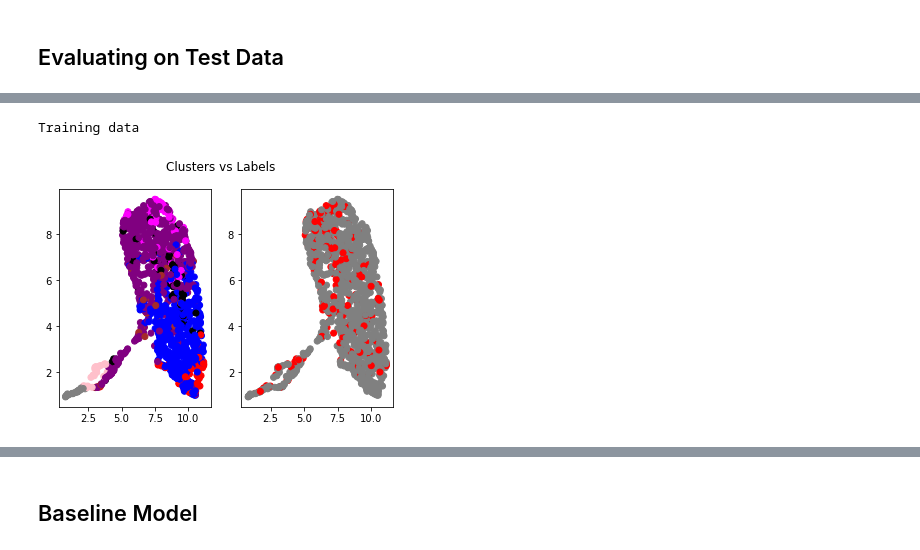
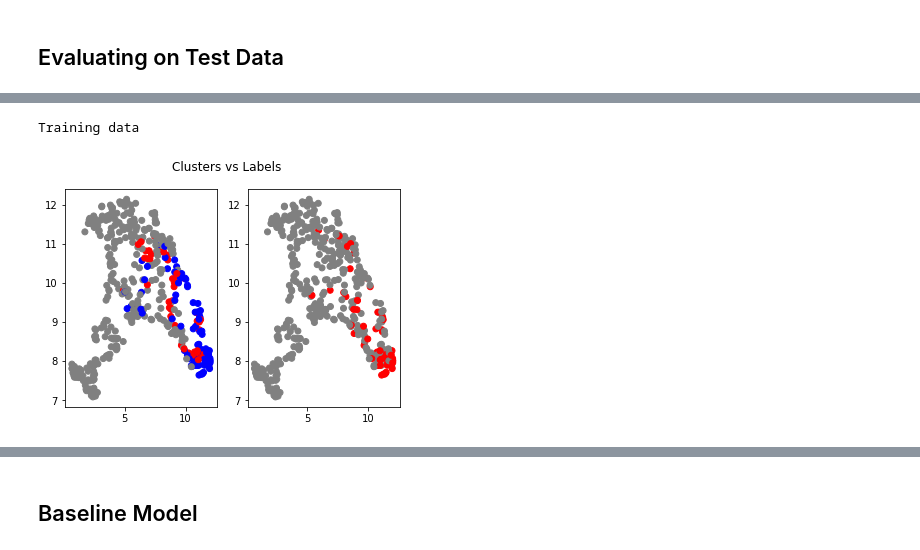
Before and after one commit to shivin9/ExpertNet, a Jupyter notebook: IDEC (CAC).ipynb, the cells around one changed output, grey strips where cells are left out. Drawn from its saved outputs; the diff is of its cells as text; code cells hidden in the pictures.

```diff
--- a/IDEC (CAC).ipynb
+++ b/IDEC (CAC).ipynb
@@ -58,6 +58,18 @@ DATASETS = ['titanic', 'magic', 'creditcard', 'adult', 'diabetes', 'respiratory'
 
 DATA_DIR = "/Users/shivin/Document/NUS/Research/Data"
 BASE_DIR = "/Users/shivin/Document/NUS/Research/cac/cac_dl/DeepCAC"
+
+
+def calculate_bound(model, B, m):
+    sum1 = 0
+    for j in range(model.n_clusters):
+        prod = 1.0
+        for param in model.classifiers[j][0].parameters():
+            prod *= torch.norm(param.view(-1))
+        sum1 += B[j]*prod
+    x = sum1/np.sqrt(model.n_clusters*m)
+    return x
+
 
 def load_mnist(path='./data/mnist.npz'):
     f = np.load(path)
@@ -217,6 +229,7 @@ def plot(model, X_train, y_train, X_test=None, y_test=None, labels=None):
         ax1.scatter(X2[:,0], X2[:,1], color=c_clusters)
         ax2.scatter(X2[:,0], X2[:,1], color=c_labels)
         plt.show()
+
 
 def get_dataset(DATASET, DATA_DIR):
     if DATASET == "cic":
@@ -1360,8 +1325,6 @@ X_latents_data_loader = list(zip(z_train.to(args.device),q_train, y_train))
 train_loader_latents = torch.utils.data.DataLoader(X_latents_data_loader,
     batch_size=1024, shuffle=False)
 
-B = []
-
 # plot(model, torch.FloatTensor(np.array(X_train)).to(args.device), y_train,\
 #      torch.FloatTensor(np.array(X_test)).to(args.device), y_test)
 
@@ -1371,7 +1334,7 @@ for e in range(N_EPOCHS):
     epoch_acc = 0
     epoch_f1 = 0
     acc = 0
-
+    B = []
     # model.ae.train() # prep model for evaluation
     for j in range(model.n_clusters):
         model.classifiers[j][0].train()
@@ -1396,7 +1359,7 @@ for e in range(N_EPOCHS):
             classifier_k, optimizer_k = model.classifiers[k]
             # Do not backprop the error to encoder
             y_pred_cluster = classifier_k(X_cluster.detach())
-            cluster_loss = criterion(y_pred_cluster, y_cluster)
+            cluster_loss = torch.mean(criterion(y_pred_cluster, y_cluster))
             optimizer_k.zero_grad()
             cluster_loss.backward(retain_graph=True)
             optimizer_k.step()
@@ -1406,16 +1369,19 @@ for e in range(N_EPOCHS):
         model.classifiers[j][0].eval()
 
     preds = torch.zeros((len(z_train), 2))
+    train_loss = 0
 
     # Weighted predictions
     for j in range(model.n_clusters):
         cluster_id = np.where(classifier_labels == j)[0]
-        X_cluster = z_train
+        X_cluster = z_train[cluster_id]
+        y_cluster = torch.Tensor(y_train[cluster_id]).type(torch.LongTensor)
         cluster_preds = model.classifiers[j][0](X_cluster)
-        preds[:,0] += q_train[:,j]*cluster_preds[:,0]
-        preds[:,1] += q_train[:,j]*cluster_preds[:,1]
-
-    train_loss = criterion(preds, torch.Tensor(y_train).type(torch.LongTensor))
+        # preds[:,0] += q_train[:,j]*cluster_preds[:,0]
+        # preds[:,1] += q_train[:,j]*cluster_preds[:,1]
+        # train_loss = criterion(preds, torch.Tensor(y_train).type(torch.LongTensor))
+        train_loss += torch.mean(q_train[cluster_id,j]*criterion(cluster_preds, y_cluster))
+        B.append(torch.max(torch.linalg.norm(X_cluster, axis=1)))
 
     # Evaluate model on Validation set
     qs, z_val = model(torch.FloatTensor(X_val).to(args.device), output="latent")
@@ -1434,7 +1400,7 @@ for e in range(N_EPOCHS):
     val_f1  = f1_score(y_val, np.argmax(preds.detach().numpy(), axis=1))
     val_auc = roc_auc_score(y_val, preds[:,1].detach().numpy())
 
-    loss = criterion(preds, torch.Tensor(y_val).type(torch.LongTensor))
+    loss = torch.mean(criterion(preds, torch.Tensor(y_val).type(torch.LongTensor)))
     # record validation loss
     valid_losses.append(loss.item())
 
@@ -1443,12 +1409,13 @@ for e in range(N_EPOCHS):
     avg_valid_losses.append(valid_loss)
 
     epoch_len = len(str(N_EPOCHS))
-
+    complexity = calculate_bound(model, B, len(X_train))
     print_msg = (f'\n[{epoch:>{epoch_len}}/{N_EPOCHS:>{epoch_len}}] ' +
                  f'train_loss: {train_loss:.3f} ' +
                  f'valid_loss: {valid_loss:.3f} '  +
                  f'valid_F1: {val_f1:.3f} '  +
-                 f'valid_AUC: {val_auc:.3f}')
+                 f'valid_AUC: {val_auc:.3f} ' +
+                 f'train_complexity: {complexity:.3f}')
 
     print(print_msg)
 
@@ -1589,8 +1542,8 @@ score1:  0.35514018691588783
 # %%
-plot(model, torch.FloatTensor(X_train).to(args.device), y_train, labels=None)
+plot(model, torch.FloatTensor(X_val).to(args.device), y_val, labels=None)
 # %% [output]
 Training data
-[figure, old version]
+[figure, new version]
 # %%
 print(z_val, q_val)
 q_labels = torch.argmax(q_val, axis=1).data.cpu().numpy()
```
Also changed, not shown: parts of 10 cells of this notebook, 2 other files.
